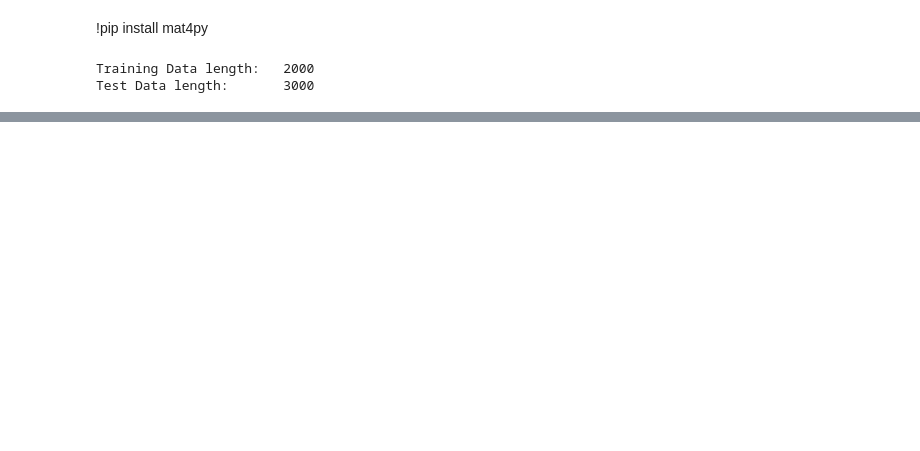
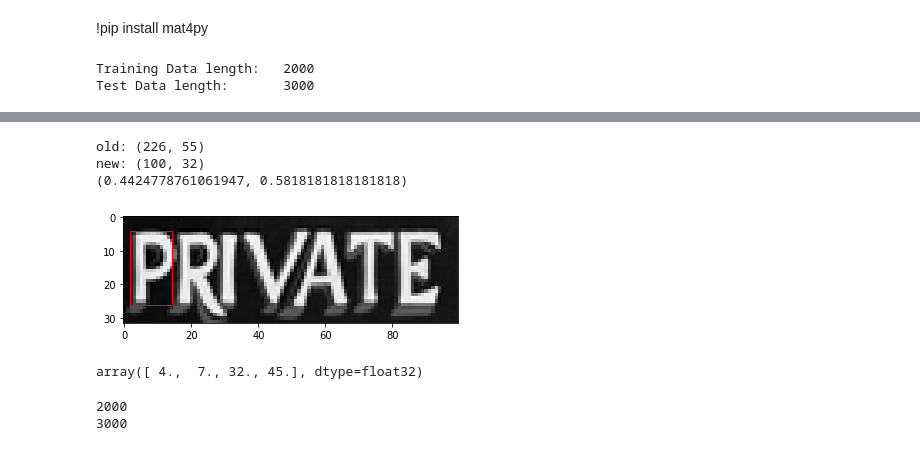
Before and after one commit to AniketGurav/OCR_model, a Jupyter notebook: IIIT5K/Process_IIITK.ipynb, the cells around one changed output, grey strips where cells are left out. Cells and saved outputs as stored; diff of their text form; code cells hidden in the pictures; blank space fills up the shorter version.

```diff
--- a/IIIT5K/Process_IIITK.ipynb
+++ b/IIIT5K/Process_IIITK.ipynb
@@ -45,0 +92,29 @@ for i in range(len2):
+# %%
+image2 = Image.open(src)
+og_width, og_height = image2.size
+image2 = ImageOps.grayscale(image2)
+image2 = image2.resize((100, 32))
+new_width, new_height = image2.size
+
+print(f'old: {(og_width, og_height)}\nnew: {new_width, new_height}')
+ratio_width = new_width / og_width
+ratio_height = new_height / og_height
+print(f'{(ratio_width, ratio_height)}')
+x = 4 * ratio_width
+y = 7 * ratio_height
+width = 28 * ratio_width
+height = 38 * ratio_height
+rect2 = plt.Rectangle((x, y), width, height, fc='none', ec='red')
+
+plt.imshow(image2, cmap='gray')
+plt.gca().add_patch(rect2)
+plt.show()
+# %% [output]
+old: (226, 55)
+new: (100, 32)
+(0.4424778761061947, 0.5818181818181818)
+[figure, added]
+# %%
+test_img_bb[0][0]
+# %% [output]
+array([ 4.,  7., 32., 45.], dtype=float32)
@@ -45,0 +146,17 @@ for i in range(len2):
+# %%
+original = test_img_bb[0]
+resized = rescaleBoundingBox(test_img_names, 0, test_img_bb)
+
+new_test_bb = list()
+new_train_bb = list()
+
+for i, _ in enumerate(test_img_names):
+    new_test_bb.append(rescaleBoundingBox(test_img_names, i, test_img_bb))
+
+for i, _ in enumerate(train_img_names):
+    new_train_bb.append(rescaleBoundingBox(train_img_names, i, train_img_bb))
+
+print(f'{len(new_train_bb)}\n{len(new_test_bb)}')
+# %% [output]
+2000
+3000
```
Also changed, not shown: parts of 12 cells of this notebook, 20 other files.
